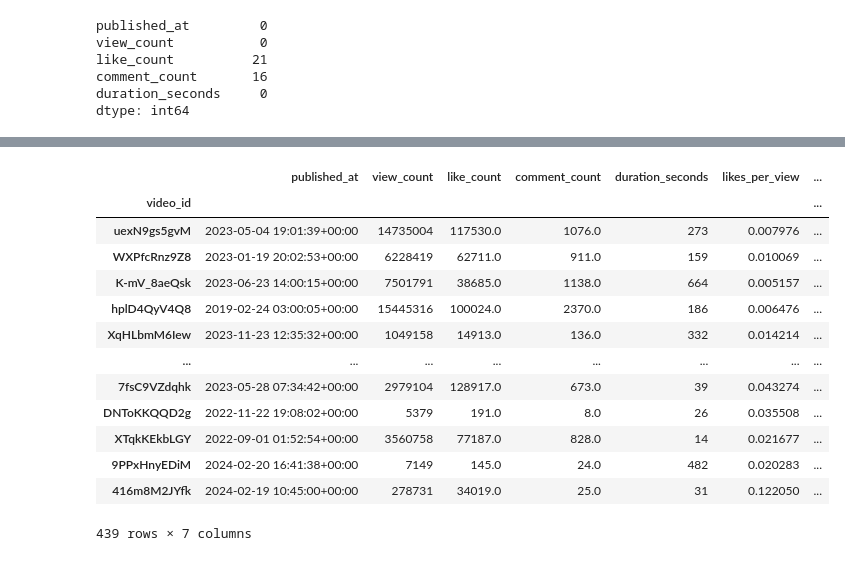
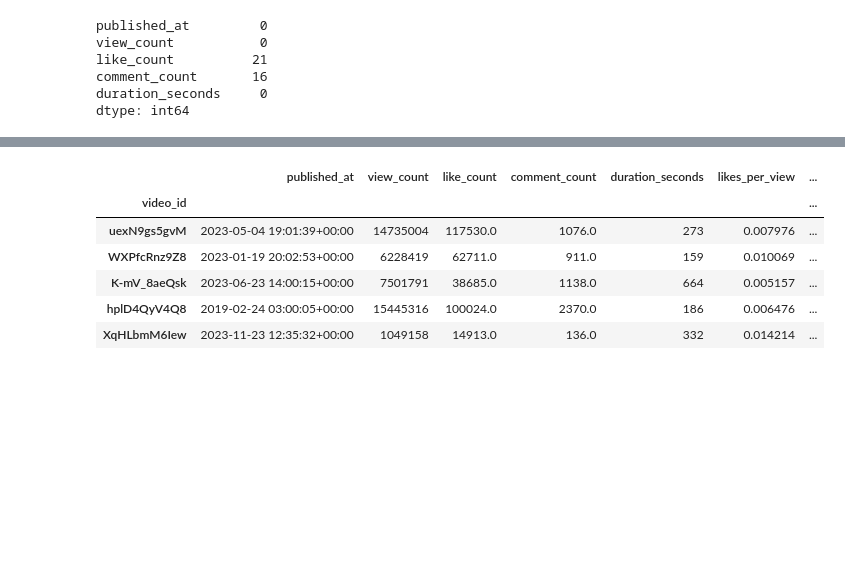
Before and after one commit to idokapel/Advanced-Machine-Learning-Final-Project, a Jupyter notebook: youtube_project.ipynb, the cells around one changed output, grey strips where cells are left out. Drawn from its saved outputs; the diff is of its cells as text; code cells hidden in the pictures; blank space fills up the shorter version.

```diff
--- a/youtube_project.ipynb
+++ b/youtube_project.ipynb
@@ -85,21 +84,14 @@ youtube_data['comment_count'] = youtube_data['comment_count'].fillna(youtube_dat
 # %%
 # Calculate the ratio of likes per view and comments per view
 youtube_data['likes_per_view'] = youtube_data['like_count'] / youtube_data['view_count']
 youtube_data['comments_per_view'] = youtube_data['comment_count'] / youtube_data['view_count']
 
-youtube_data
+youtube_data.head()
 # %% [output]
 |  | published_at | view_count | like_count | comment_count | duration_seconds | likes_per_view | ... |
 | video_id |  |  |  |  |  |  | ... |
 | uexN9gs5gvM | 2023-05-04 19:01:39+00:00 | 14735004 | 117530.0 | 1076.0 | 273 | 0.007976 | ... |
 | WXPfcRnz9Z8 | 2023-01-19 20:02:53+00:00 | 6228419 | 62711.0 | 911.0 | 159 | 0.010069 | ... |
 | K-mV_8aeQsk | 2023-06-23 14:00:15+00:00 | 7501791 | 38685.0 | 1138.0 | 664 | 0.005157 | ... |
 | hplD4QyV4Q8 | 2019-02-24 03:00:05+00:00 | 15445316 | 100024.0 | 2370.0 | 186 | 0.006476 | ... |
 | XqHLbmM6Iew | 2023-11-23 12:35:32+00:00 | 1049158 | 14913.0 | 136.0 | 332 | 0.014214 | ... |
-| ... | ... | ... | ... | ... | ... | ... | ... |
-| 7fsC9VZdqhk | 2023-05-28 07:34:42+00:00 | 2979104 | 128917.0 | 673.0 | 39 | 0.043274 | ... |
-| DNToKKQQD2g | 2022-11-22 19:08:02+00:00 | 5379 | 191.0 | 8.0 | 26 | 0.035508 | ... |
-| XTqkKEkbLGY | 2022-09-01 01:52:54+00:00 | 3560758 | 77187.0 | 828.0 | 14 | 0.021677 | ... |
-| 9PPxHnyEDiM | 2024-02-20 16:41:38+00:00 | 7149 | 145.0 | 24.0 | 482 | 0.020283 | ... |
-| 416m8M2JYfk | 2024-02-19 10:45:00+00:00 | 278731 | 34019.0 | 25.0 | 31 | 0.122050 | ... |
-439 rows × 7 columns
```
Also changed, not shown: parts of 18 cells of this notebook.
